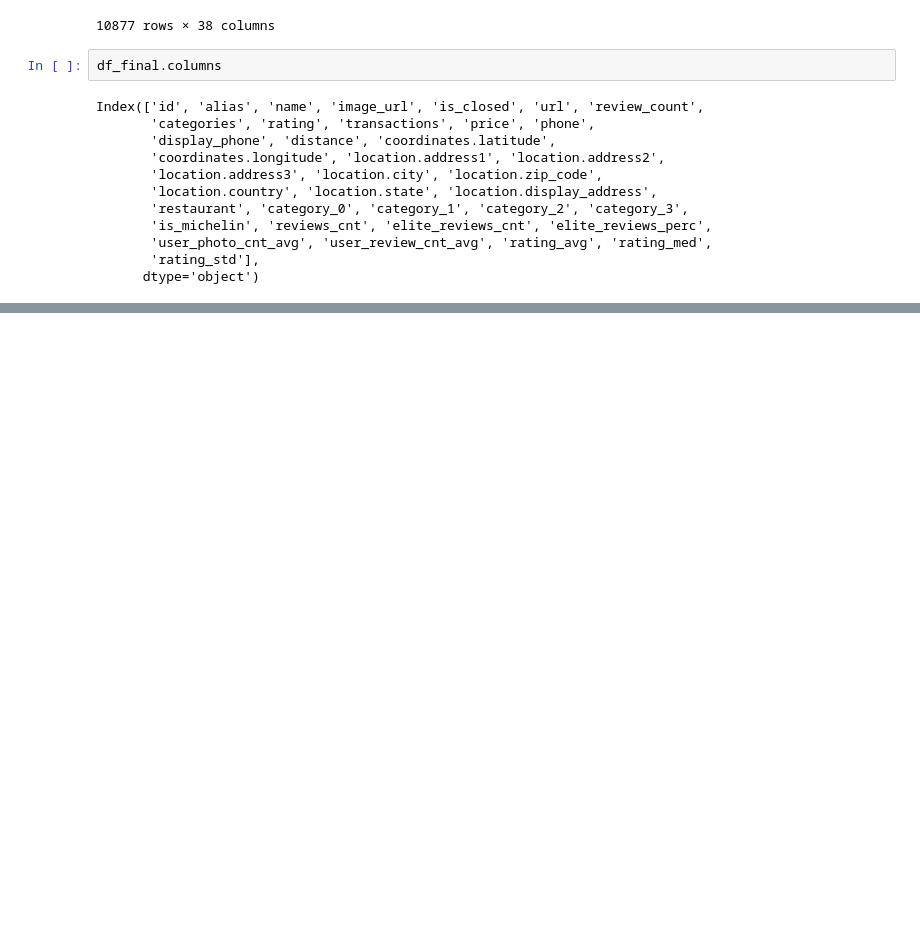
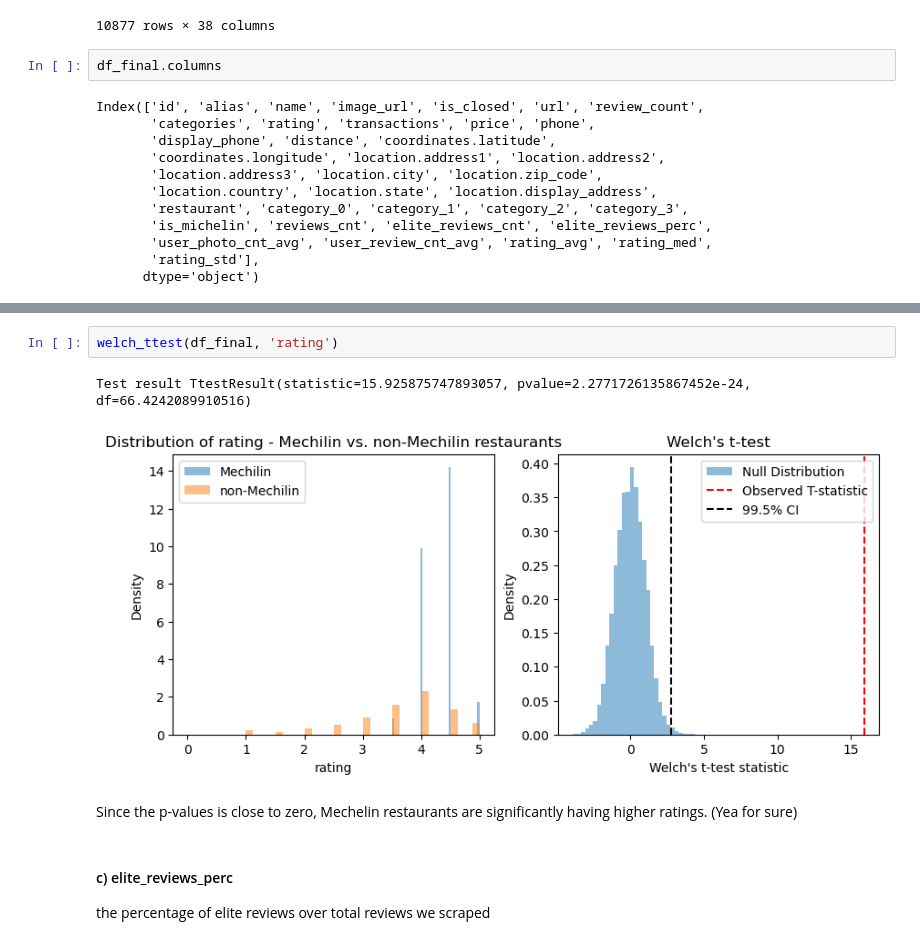
Before and after one commit to mabdullah-nyu/DSGA-1007-Project, a Jupyter notebook: data cleaning&EDA.ipynb, the cells around one changed output, grey strips where cells are left out. Saved outputs shown, nothing was run; the diff lists cells and outputs as text; blank space fills up the shorter version.

```diff
--- a/data cleaning&EDA.ipynb
+++ b/data cleaning&EDA.ipynb
@@ -223,0 +269,11 @@ nyc_map
+# %%
+welch_ttest(df_final, 'rating')
+# %% [output]
+Test result TtestResult(statistic=15.925875747893057, pvalue=2.2771726135867452e-24, df=66.4242089910516)
+[figure, added]
+# %% [markdown]
+Since the p-values is close to zero, Mechelin restaurants are significantly having higher ratings. (Yea for sure)
+# %% [markdown]
+#### c) elite_reviews_perc
+
+the percentage of elite reviews over total reviews we scraped
```
Also changed, not shown: parts of 51 cells of this notebook.
